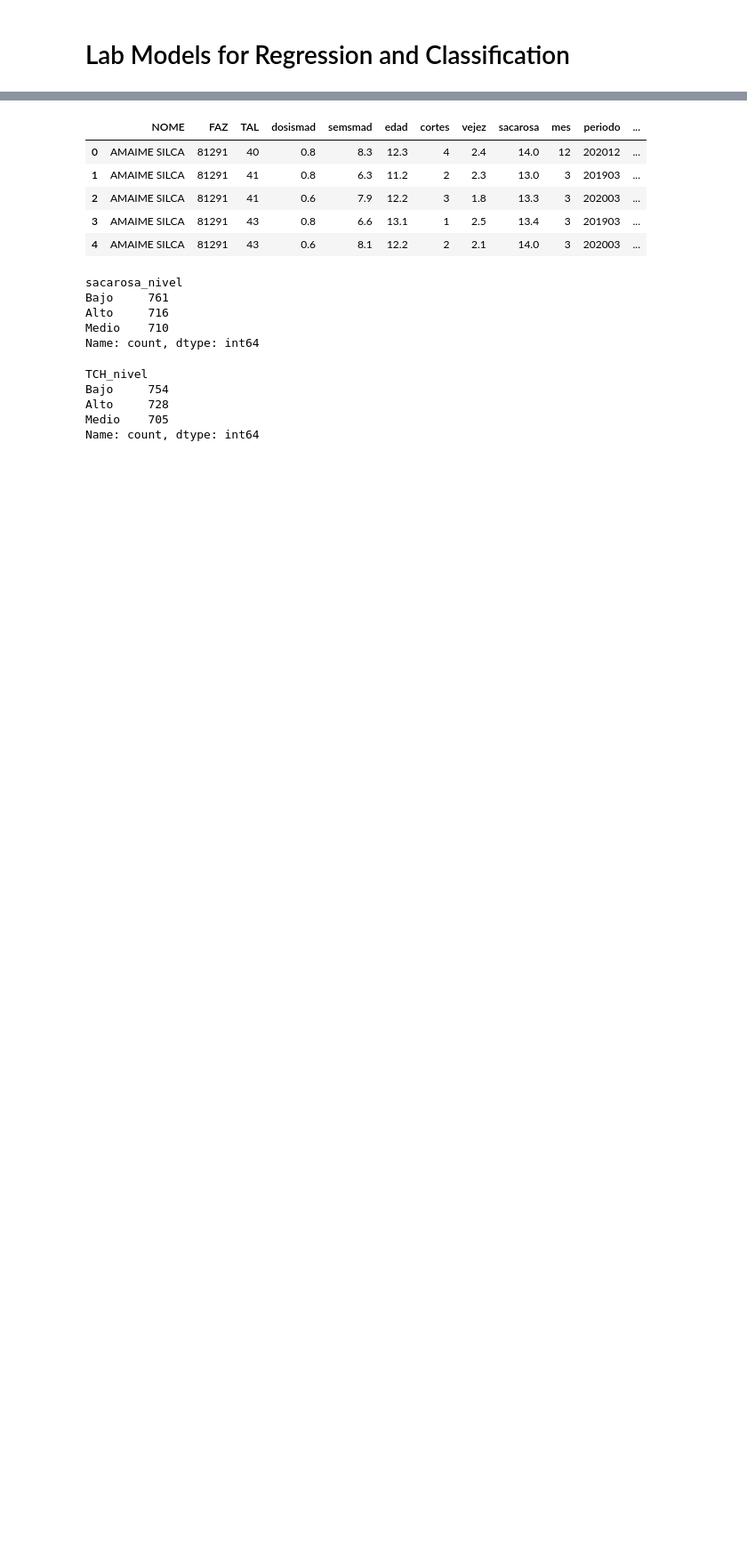
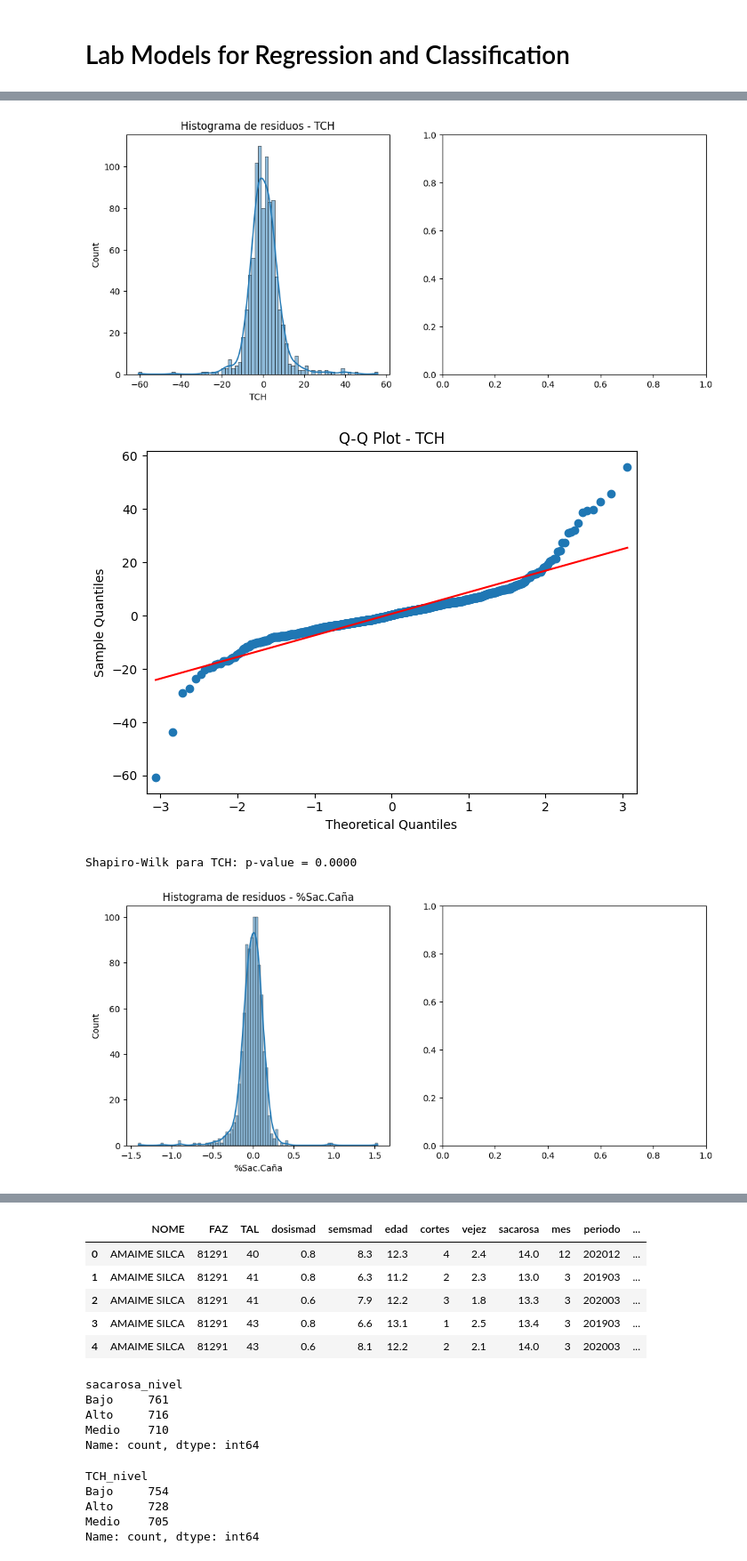
Before and after one commit to SimonGarcia01/sugarmill-analysis, a Jupyter notebook: models/models.ipynb, the cells around one changed output, grey strips where cells are left out. Shown: that part at 89% size. Drawn from its saved outputs; the diff is of its cells as text; code cells hidden in the pictures; blank space fills up the shorter version.

```diff
--- a/models/models.ipynb
+++ b/models/models.ipynb
@@ -15,0 +148,35 @@ from sklearn.model_selection import cross_val_score
+# %%
+import scipy.stats as stats
+import statsmodels.api as sm
+
+def diagnostico_normalidad(y_test, y_pred, nombre):
+    residuos = y_test - y_pred
+    plt.figure(figsize=(12, 5))
+
+    # Histograma
+    plt.subplot(1, 2, 1)
+    sns.histplot(residuos, kde=True)
+    plt.title(f"Histograma de residuos - {nombre}")
+
+    # Q-Q plot
+    plt.subplot(1, 2, 2)
+    sm.qqplot(residuos, line='s')
+    plt.title(f"Q-Q Plot - {nombre}")
+
+    plt.tight_layout()
+    plt.show()
+
+    # Test de normalidad
+    stat, p = stats.shapiro(residuos)
+    print(f"Shapiro-Wilk para {nombre}: p-value = {p:.4f}")
+
+# TCH
+diagnostico_normalidad(y_tch_test, y_tch_pred, "TCH")
+
+# %Sac.Caña
+diagnostico_normalidad(y_sac_test, y_sac_pred, "%Sac.Caña")
+# %% [output]
+[figure, added]
+[figure, added]
+Shapiro-Wilk para TCH: p-value = 0.0000
+[figure, added]
```
Also changed, not shown: parts of 50 cells of this notebook.
